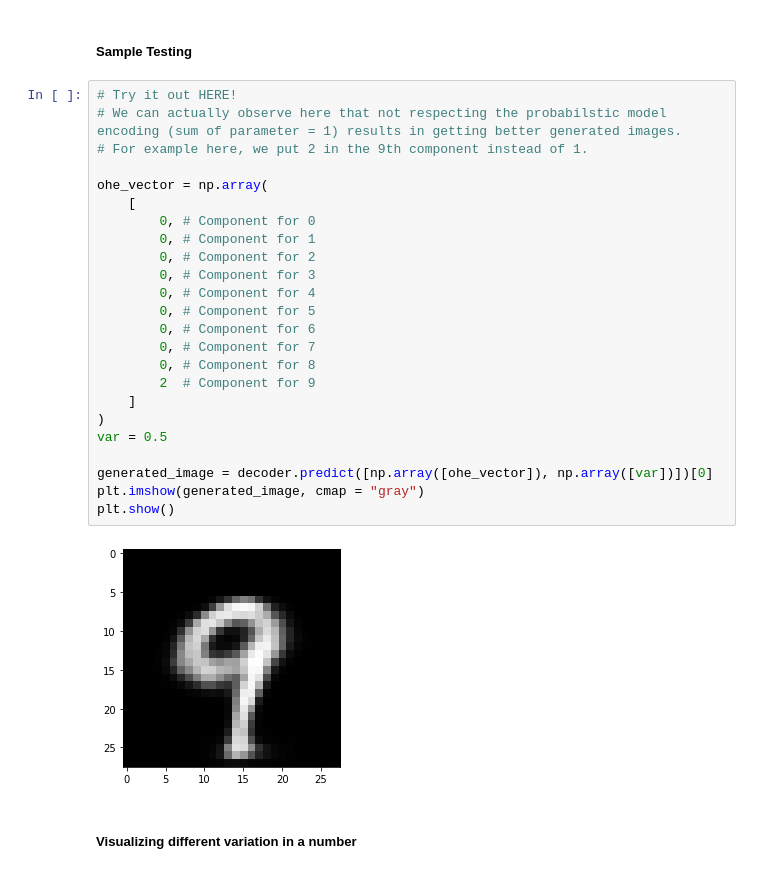
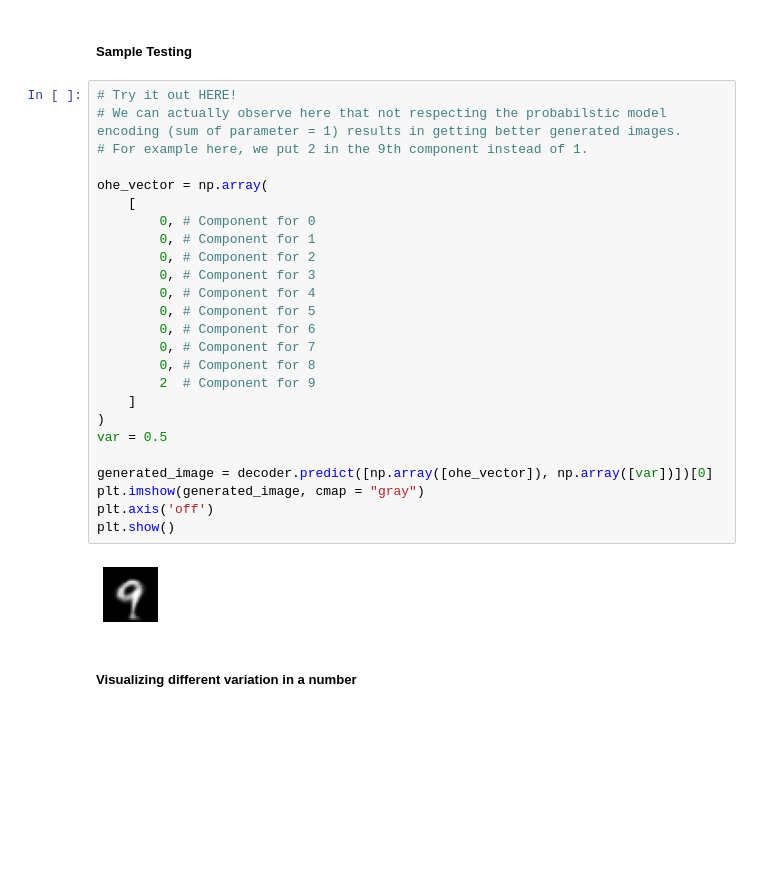
Before and after one commit to Kem975/CS512_Autoencoders, a Jupyter notebook: src/notebook.ipynb, the cells around one changed output. Saved outputs shown, nothing was run; the diff lists cells and outputs as text; blank space fills up the shorter version.

```diff
--- a/src/notebook.ipynb
+++ b/src/notebook.ipynb
@@ -321,29 +335,30 @@ NUMBER VECTOR:
 # %%
 # Try it out HERE!
 # We can actually observe here that not respecting the probabilstic model encoding (sum of parameter = 1) results in getting better generated images.
 # For example here, we put 2 in the 9th component instead of 1.
 
 ohe_vector = np.array(
     [
         0, # Component for 0
         0, # Component for 1
         0, # Component for 2
         0, # Component for 3
         0, # Component for 4
         0, # Component for 5
         0, # Component for 6
         0, # Component for 7
         0, # Component for 8
         2  # Component for 9
     ]
 )
 var = 0.5
 
 generated_image = decoder.predict([np.array([ohe_vector]), np.array([var])])[0]
 plt.imshow(generated_image, cmap = "gray")
+plt.axis('off')
 plt.show()
 # %% [output]
-[figure, old version]
+[figure, new version]
 # %% [markdown]
 ##### Visualizing different variation in a number
 # %%
```
Also changed, not shown: parts of 16 cells of this notebook.
